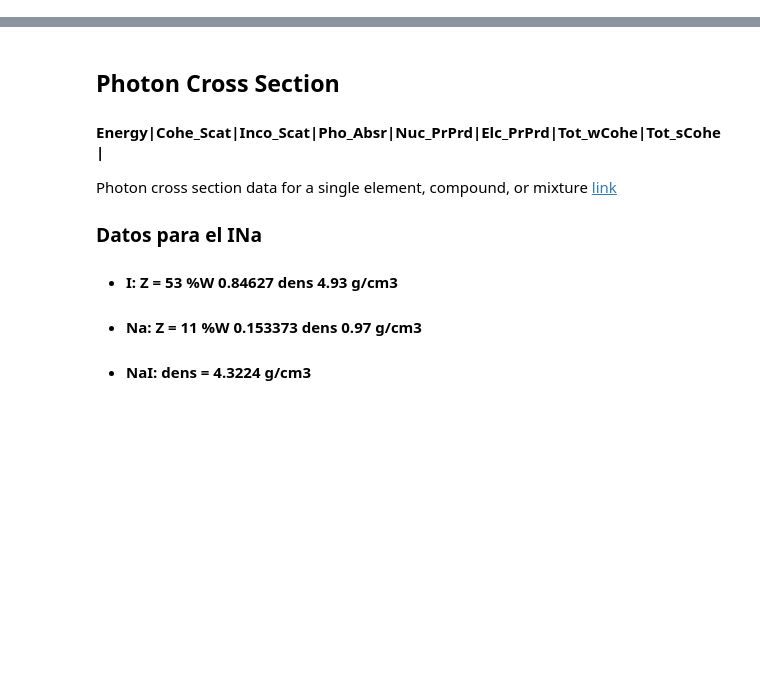
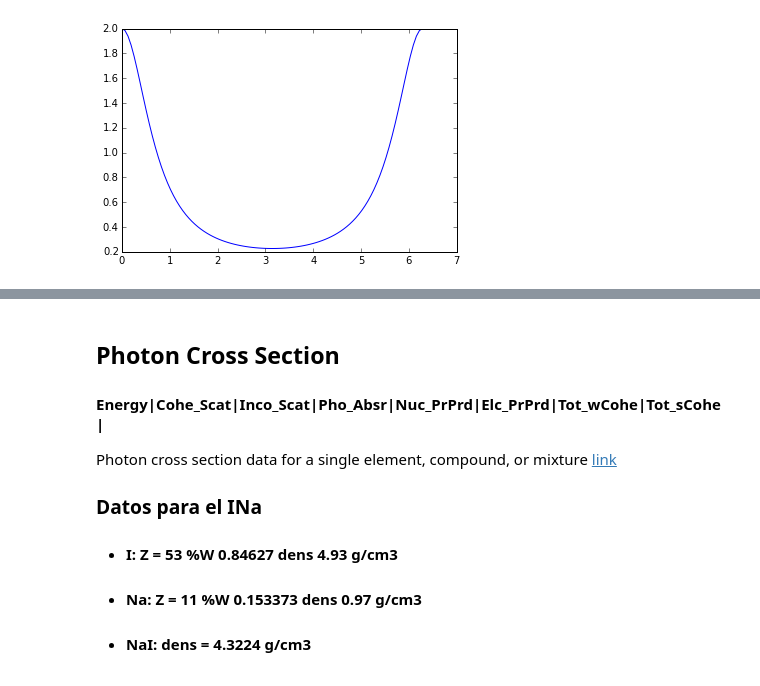
Before and after one commit to lmpizarro/apuntes-python-cientifico, a Jupyter notebook: tallerPython/notebooks/gamma_interaction.ipynb, the cells around one changed output, grey strips where cells are left out. Saved outputs shown, nothing was run; the diff lists cells and outputs as text; code cells hidden in the pictures; blank space fills up the shorter version.

```diff
--- a/tallerPython/notebooks/gamma_interaction.ipynb
+++ b/tallerPython/notebooks/gamma_interaction.ipynb
@@ -64,2 +83,10 @@ def kn_knoll (angle, E=511): #E in Kev
+# %%
+if __name__ == "__main__":
+    angle = np.linspace(0, 2*np.pi, 100)
+    ce = compton_energy(angle, 2)
+
+    plt.plot(angle, ce)
+# %% [output]
+[figure, added]
 # %%
 if __name__ == "__main__":
```
Also changed, not shown: parts of 16 cells of this notebook.
